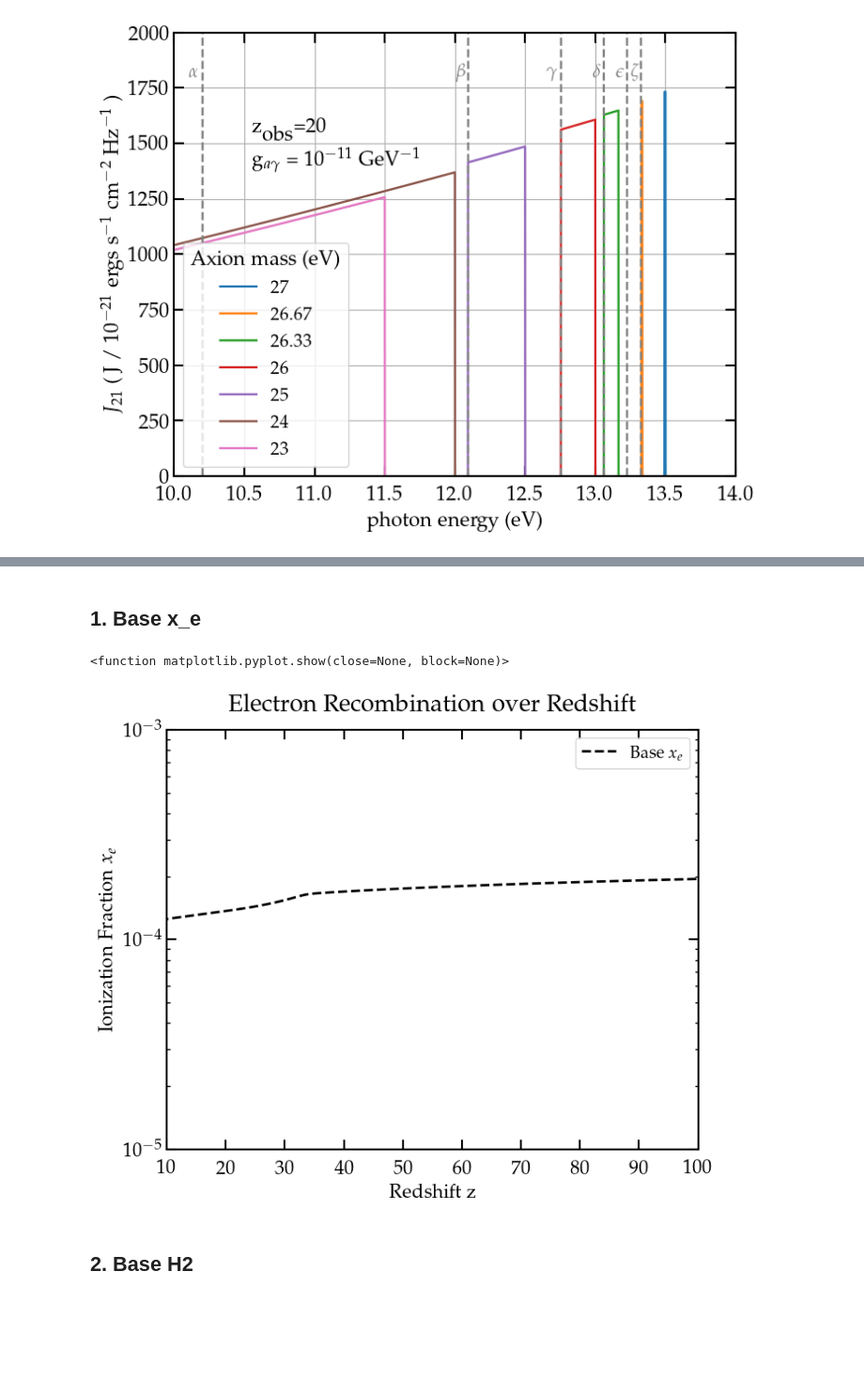
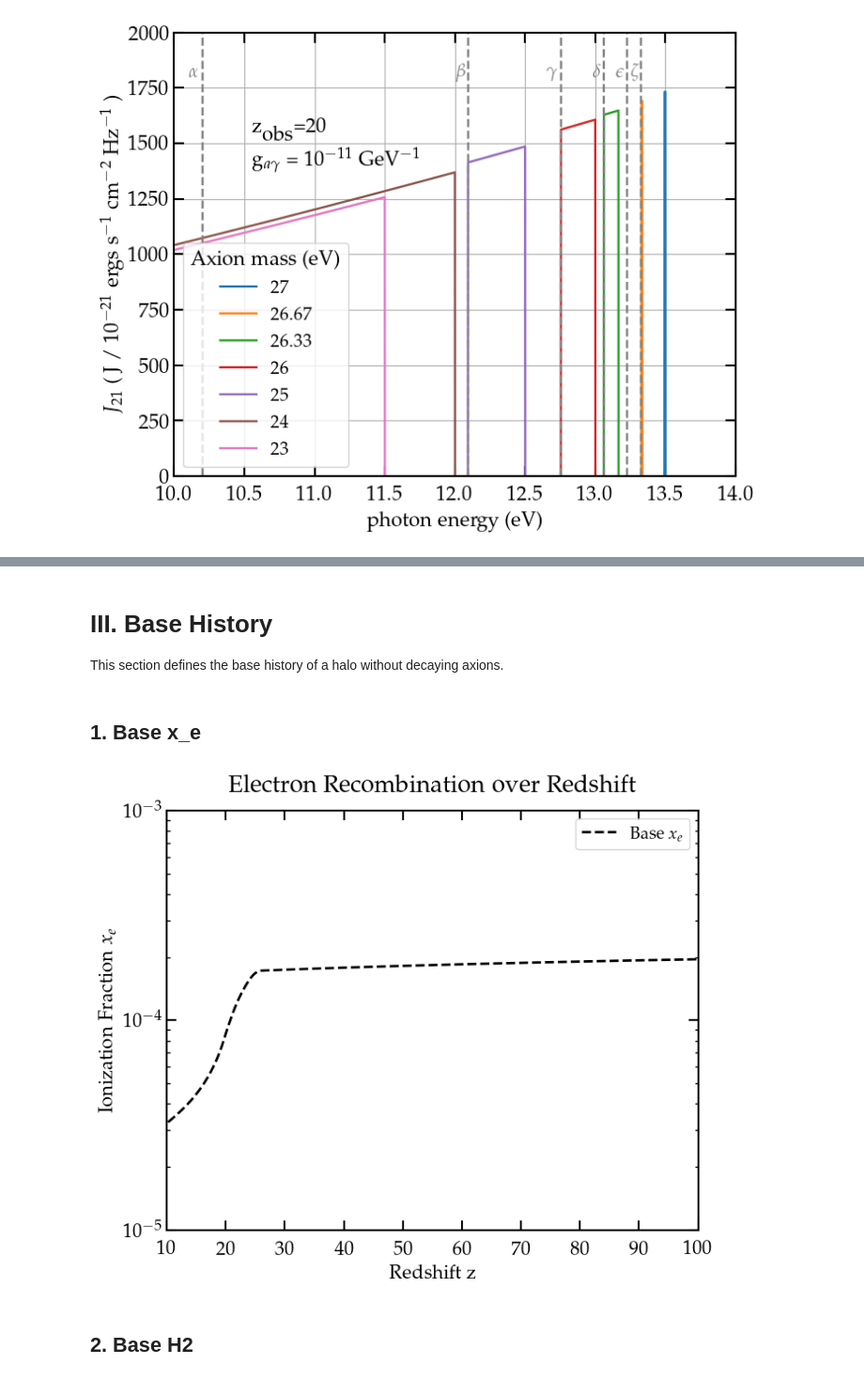
Before and after one commit to yash-aggarwal-17/AxionDCBH, a Jupyter notebook: AxionDCBH.ipynb, the cells around one changed output, grey strips where cells are left out. Shown at 94% size. Cells and saved outputs as stored; diff of their text form; code cells hidden in the pictures; blank space fills up the shorter version.

```diff
--- a/AxionDCBH.ipynb
+++ b/AxionDCBH.ipynb
@@ -845,0 +911,28 @@ The free fall time scale for z_vir = 32.4 is t_ff = 2.393e+06 yrs
+# %%
+# Define a base temperature function
+
+def T_halo (m0, z):
+
+    """
+    k - parameter to sigmoid function
+    m0 - final halo mass
+    """
+
+    z = np.asarray(z)
+
+    # Find zvir
+    z_vir = zvir(m0)
+    S_igm = smootherstep(z, z_vir-0.5, z_vir+0.5)
+
+    # z >> zvir
+    temp_1 = phys.T_IGM(z)
+
+    # z <= zvir
+    temp_2 = phys.Tvir(z, MAH(m0, z))
+
+    temp = temp_1 * S_igm + (1 - S_igm) * temp_2
+    return temp
+# %%
+
+for m0 in np.array([5e+9, 1e+11, 5e+12]):
+    print(f'zvir = {zvir(m0)[0]:.2f}')
@@ -902,9 +1075,13 @@ With the halo internal properties defined, we can now model a baseline model for
+# %% [markdown]
+# III. Base History
+
+This section defines the base history of a halo without decaying axions.
 # %% [markdown]
 ## 1. Base x_e
 # %%
 # Define parameters for the base model
-m0_base = 1e+9
-zvir_base = zvir(1e+9)
+m0_base = 5e+9
+zvir_base = zvir(m0_base)
 xe_initial = np.array([2e-4]) # Free electron fraction at z~ 100 after recombination
 # %%
 
@@ -913,35 +1090,37 @@ Define differential equation for electron recombination
 """
 
 def dxe_dz_base (z, xe, m0):
-    val = (( phys.case_B(T_halo(1.5, m0, z)) * nH_Halo(1.5, m0, z) * xe**2) /
+    val = (( phys.case_B(T_halo(m0, z)) * nH_Halo(m0, z) * xe**2) /
            ((1+z) * phys.Hubble(z)))
     return val
     # T_halo(1, m0_base, z)
 # Define redshift range of interest
-z_span = (120, 0)
-z_eval=np.arange(120,0,-0.1)
+z_span = (121, 0)
+z_eval=np.arange(121,0,-0.1)
 
 # Solve the ODE
-solution_base_xe = solve_ivp(dxe_dz_base, z_span, xe_initial, t_eval= z_eval, rtol=1e-10, atol=1e-10, args=(m0_base,) )
+solution_base_xe = solve_ivp(dxe_dz_base, z_span, xe_initial,
+                             t_eval= z_eval,
+                             rtol=1e-10, atol=1e-10,
+                             args=(m0_base,) )
 # %%
 # Plot the results
 
 plt.figure(figsize=(7.8, 6.2))
 
 plt.plot(solution_base_xe.t, solution_base_xe.y[0], label=r'Base $x_e$',
          linewidth=2, color='black', linestyle='dashed')
 plt.xlabel('Redshift z')
 plt.ylabel(r'Ionization Fraction $x_e$')
 plt.title('Electron Recombination over Redshift')
 plt.yscale('log')
 
 plt.legend()
 plt.ylim(1e-5,1e-3)
 plt.xlim(10,100)
-plt.show
+plt.show()
 # %% [output]
-<function matplotlib.pyplot.show(close=None, block=None)>
-[figure, old version]
+[figure, new version]
 # %%
 # Create an interpolating function to store
 xe_base = interp1d(solution_base_xe.t, solution_base_xe.y[0])
```
Also changed, not shown: parts of 426 cells of this notebook, 6 other files.
